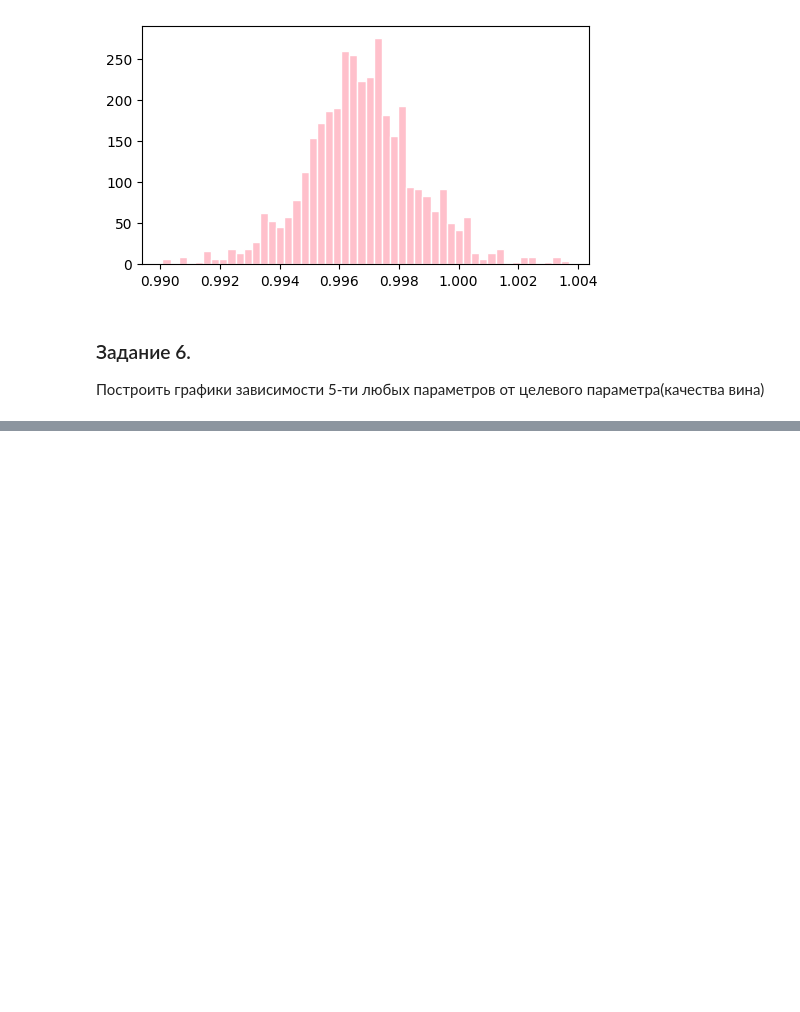
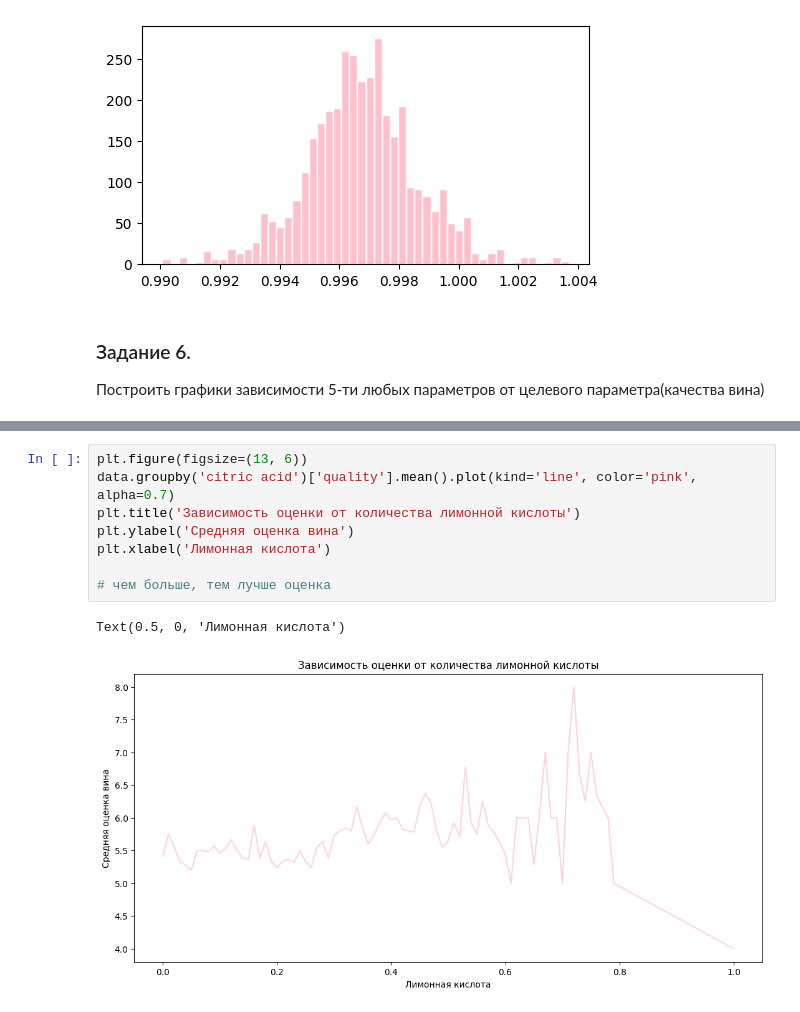
Before and after one commit to Plkhv/AI_labs, a Jupyter notebook: lab-2/Lab-02.ipynb, the cells around one changed output, grey strips where cells are left out. Cells and saved outputs as stored; diff of their text form; blank space fills up the shorter version.

```diff
--- a/lab-2/Lab-02.ipynb
+++ b/lab-2/Lab-02.ipynb
@@ -231,0 +249,11 @@ plt.plot(x.loc[:,'residual sugar'], y, color='pink')
+# %%
+plt.figure(figsize=(13, 6))
+data.groupby('citric acid')['quality'].mean().plot(kind='line', color='pink', alpha=0.7)
+plt.title('Зависимость оценки от количества лимонной кислоты')
+plt.ylabel('Средняя оценка вина')
+plt.xlabel('Лимонная кислота')
+
+# чем больше, тем лучше оценка
+# %% [output]
+Text(0.5, 0, 'Лимонная кислота')
+[figure, added]
```
Also changed, not shown: parts of 5 cells of this notebook.
